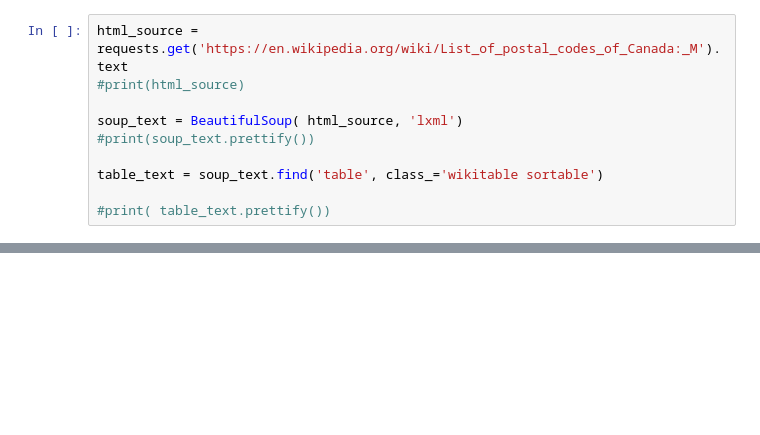
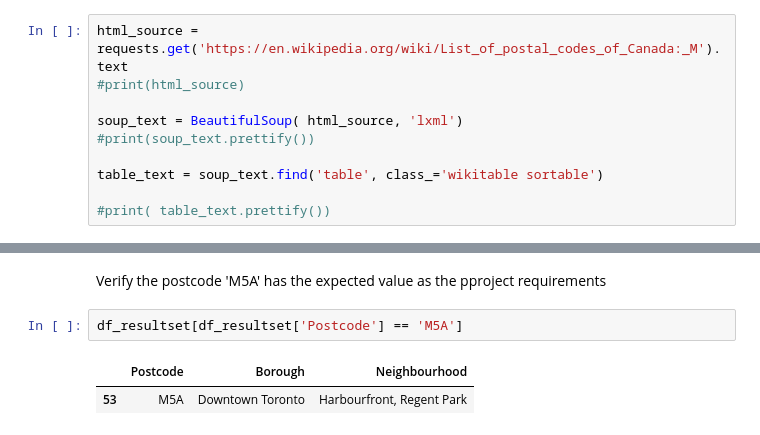
Before and after one commit to AndrewZou/Coursera_Capstone, a Jupyter notebook: Segmenting_Clustering_Neighbohood_Toronto.ipynb, the cells around one changed output, grey strips where cells are left out. Cells and saved outputs as stored; diff of their text form; blank space fills up the shorter version.

```diff
--- a/Segmenting_Clustering_Neighbohood_Toronto.ipynb
+++ b/Segmenting_Clustering_Neighbohood_Toronto.ipynb
@@ -123,0 +158,7 @@ for row in table_text.find_all('tr'):
+# %% [markdown]
+Verify the postcode 'M5A' has the expected value as the pproject requirements
+# %%
+df_resultset[df_resultset['Postcode'] == 'M5A']
+# %% [output]
+|  | Postcode | Borough | Neighbourhood |
+| 53 | M5A | Downtown Toronto | Harbourfront, Regent Park |
```
Also changed, not shown: parts of 17 cells of this notebook.
